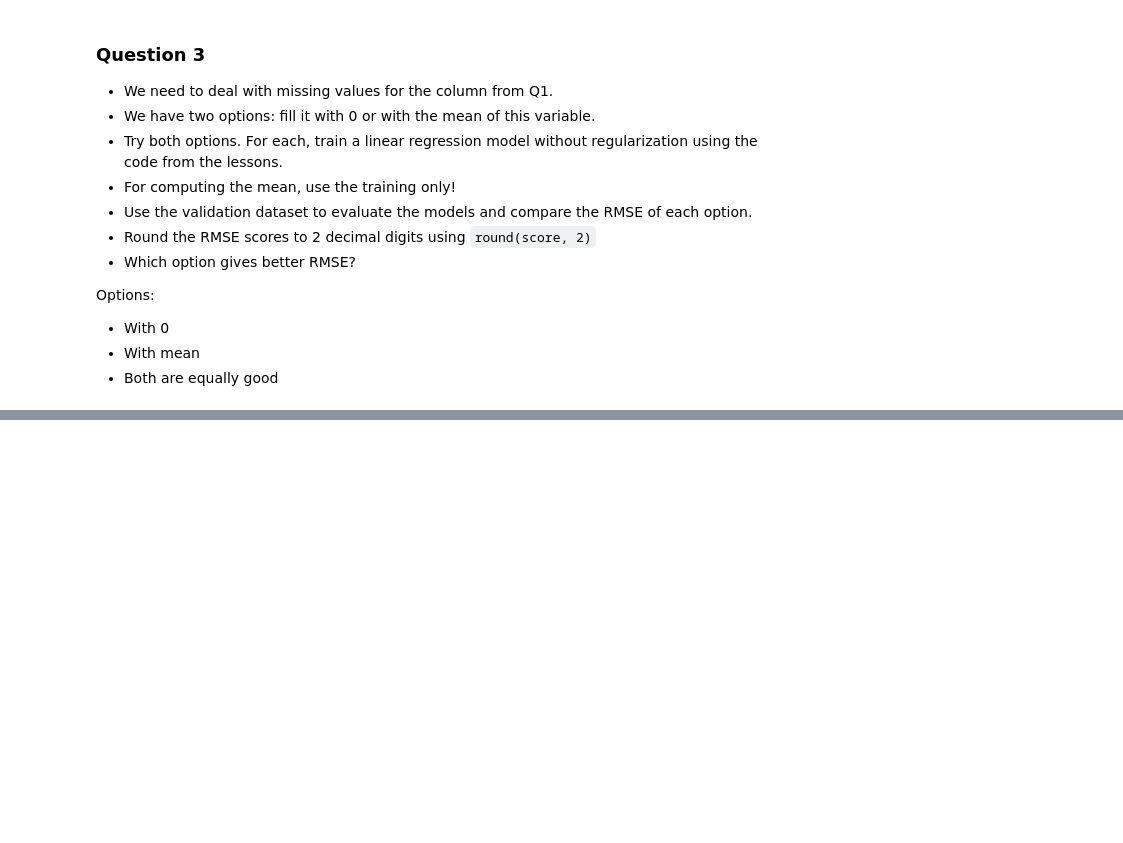
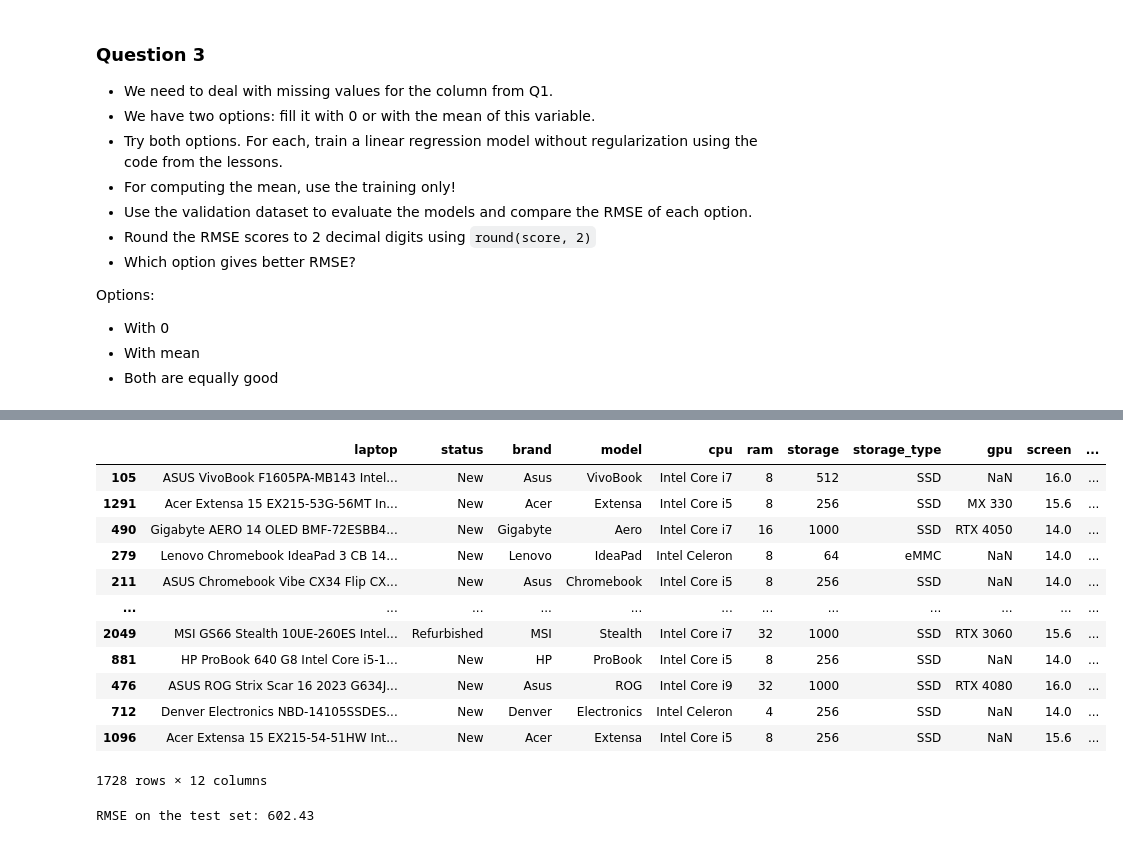
Before and after one commit to jkarun/machine-learning-zoomcamp, a Jupyter notebook: cohorts/2024/02-regression/homework.ipynb, the cells around one changed output, grey strips where cells are left out. Cells and saved outputs as stored; diff of their text form; code cells hidden in the pictures; blank space fills up the shorter version.

```diff
--- a/cohorts/2024/02-regression/homework.ipynb
+++ b/cohorts/2024/02-regression/homework.ipynb
@@ -104,0 +327,48 @@ Options:
+# %%
+# Split the data using seed 9
+train_df, temp_df = train_test_split(df, train_size=0.6, random_state=9)
+val_df, test_df = train_test_split(temp_df, test_size=0.5, random_state=9)
+
+# Combine train and validation sets
+combined_df = pd.concat([train_df, val_df])
+combined_df
+# %% [output]
+|  | laptop | status | brand | model | cpu | ram | storage | storage_type | gpu | screen | ... |
+| 105 | ASUS VivoBook F1605PA-MB143 Intel... | New | Asus | VivoBook | Intel Core i7 | 8 | 512 | SSD | NaN | 16.0 | ... |
+| 1291 | Acer Extensa 15 EX215-53G-56MT In... | New | Acer | Extensa | Intel Core i5 | 8 | 256 | SSD | MX 330 | 15.6 | ... |
+| 490 | Gigabyte AERO 14 OLED BMF-72ESBB4... | New | Gigabyte | Aero | Intel Core i7 | 16 | 1000 | SSD | RTX 4050 | 14.0 | ... |
+| 279 | Lenovo Chromebook IdeaPad 3 CB 14... | New | Lenovo | IdeaPad | Intel Celeron | 8 | 64 | eMMC | NaN | 14.0 | ... |
+| 211 | ASUS Chromebook Vibe CX34 Flip CX... | New | Asus | Chromebook | Intel Core i5 | 8 | 256 | SSD | NaN | 14.0 | ... |
+| ... | ... | ... | ... | ... | ... | ... | ... | ... | ... | ... | ... |
+| 2049 | MSI GS66 Stealth 10UE-260ES Intel... | Refurbished | MSI | Stealth | Intel Core i7 | 32 | 1000 | SSD | RTX 3060 | 15.6 | ... |
+| 881 | HP ProBook 640 G8 Intel Core i5-1... | New | HP | ProBook | Intel Core i5 | 8 | 256 | SSD | NaN | 14.0 | ... |
+| 476 | ASUS ROG Strix Scar 16 2023 G634J... | New | Asus | ROG | Intel Core i9 | 32 | 1000 | SSD | RTX 4080 | 16.0 | ... |
+| 712 | Denver Electronics NBD-14105SSDES... | New | Denver | Electronics | Intel Celeron | 4 | 256 | SSD | NaN | 14.0 | ... |
+| 1096 | Acer Extensa 15 EX215-54-51HW Int... | New | Acer | Extensa | Intel Core i5 | 8 | 256 | SSD | NaN | 15.6 | ... |
+1728 rows × 12 columns
+# %%
+# Fill missing values with 0
+combined_df_zero = combined_df.fillna(0)
+test_df_zero = test_df.fillna(0)
+
+# Prepare features and target for combined (train + val) and test sets
+X_train_combined = combined_df_zero[['ram', 'storage', 'screen']]
+y_train_combined = combined_df_zero['final_price']
+
+X_test = test_df_zero[['ram', 'storage', 'screen']]
+y_test = test_df_zero['final_price']
+
+# Train Ridge regression model with r = 0.001
+model = Ridge(alpha=0.001)
+model.fit(X_train_combined, y_train_combined)
+
+# Predict on the test set
+y_pred = model.predict(X_test)
+
+# Compute RMSE
+rmse = np.sqrt(mean_squared_error(y_test, y_pred))
+rmse_rounded = round(rmse, 2)
+
+print(f"RMSE on the test set: {rmse_rounded}")
+# %% [output]
+RMSE on the test set: 602.43
```
Also changed, not shown: parts of 25 cells of this notebook, 1 other file.
